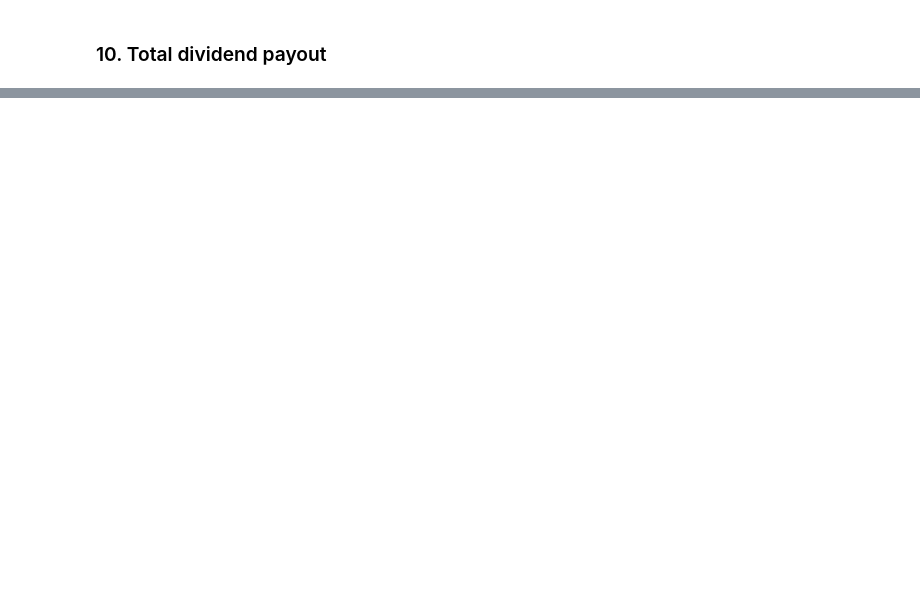
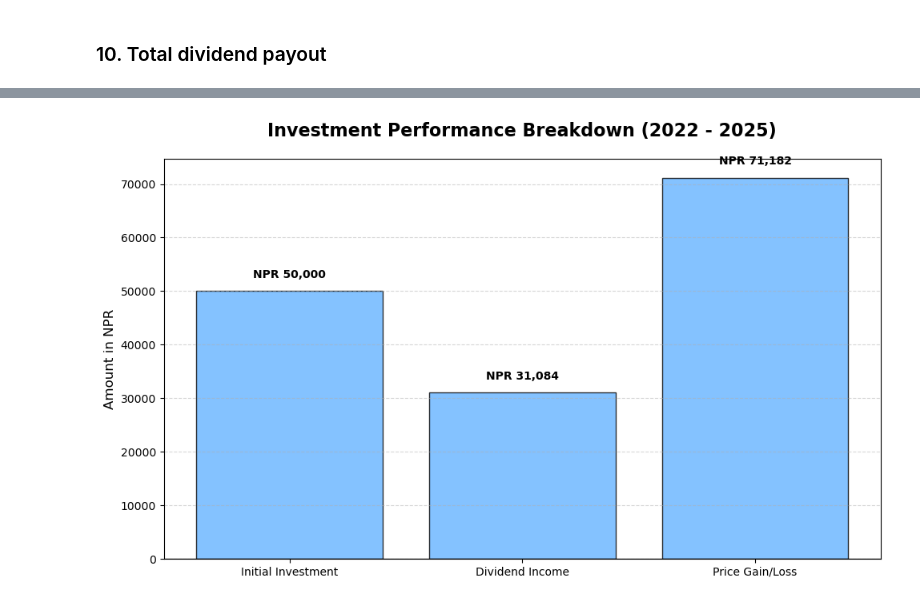
Before and after one commit to sunil0x/nepse_dataanalysis, a Jupyter notebook: vscode/investment_outcome.ipynb, the cells around one changed output, grey strips where cells are left out. Cells and saved outputs as stored; diff of their text form; code cells hidden in the pictures; blank space fills up the shorter version.

```diff
--- a/vscode/investment_outcome.ipynb
+++ b/vscode/investment_outcome.ipynb
@@ -482,0 +498,45 @@ Total Return: 183.32%
+# %%
+#composition of final portfolio
+
+price_gain = final_stock_value - initial_investment
+
+# 3. Preparation for Visualization
+labels = ['Initial Investment', 'Dividend Income', 'Price Gain/Loss']
+values = [initial_investment, total_dividends_received, price_gain]
+
+# 4. Create the Visualization
+plt.figure(figsize=(10, 6))
+
+# Assign colors: Red for negative values, Green/Blue for positive
+colors = []
+for v in values:
+    if v < 0:
+        colors.append('#ff4d4d') # Strong Red for Loss
+    else:
+        colors.append('#66b3ff') # Blue for positive components
+
+bars = plt.bar(labels, values, color=colors, edgecolor='black', alpha=0.8)
+
+# Add clear labeling with conditional colors
+for bar in bars:
+    yval = bar.get_height()
+    # Position text above for positive, below for negative
+    va_type = 'bottom' if yval >= 0 else 'top'
+    offset = 2000 if yval >= 0 else -8000
+
+    label_color = 'red' if yval < 0 else 'black'
+    plt.text(bar.get_x() + bar.get_width()/2, yval + offset,
+             f'NPR {yval:,.0f}', ha='center', va=va_type,
+             fontweight='bold', color=label_color)
+
+# Add a reference line at Zero
+plt.axhline(0, color='black', linewidth=1)
+
+plt.title('Investment Performance Breakdown (2022 - 2025)', fontsize=16, fontweight='bold', pad=20)
+plt.ylabel('Amount in NPR', fontsize=12)
+plt.grid(axis='y', linestyle='--', alpha=0.5)
+
+plt.tight_layout()
+plt.show()
+# %% [output]
+[figure, added]
```
Also changed, not shown: parts of 20 cells of this notebook.
